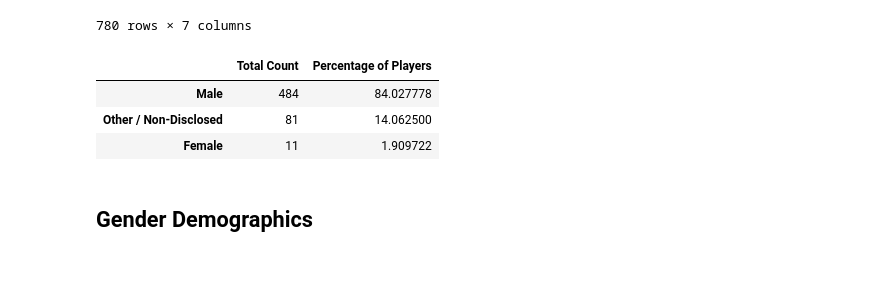
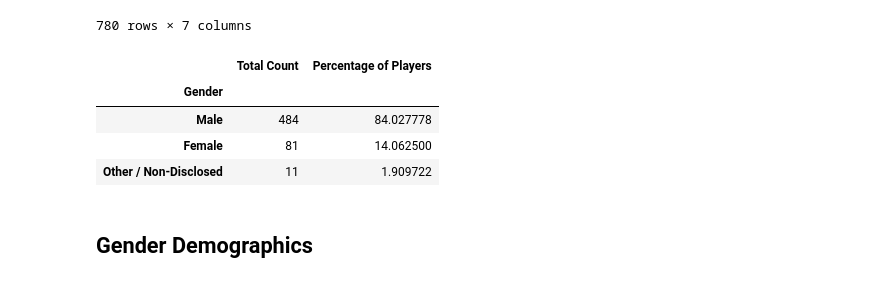
Before and after one commit to BaudOptics/pandas-challenge, a Jupyter notebook: Heroesofpymoli.ipynb, the cells around one changed output. Saved outputs shown, nothing was run; the diff lists cells and outputs as text; code cells hidden in the pictures.

```diff
--- a/Heroesofpymoli.ipynb
+++ b/Heroesofpymoli.ipynb
@@ -90,31 +90,33 @@ purchase_data
 # %%
 male = 0
 female = 0
 other = 0
 unique_players = purchase_data['SN'].unique()
 players_genders = purchase_data.loc[:,['SN','Gender']]
 players_genders = players_genders.drop_duplicates(subset = ['SN'])
 players_genders.reset_index(inplace=True)
 
 for i in range(len(players_genders['Gender'])):
     if players_genders.at[i,'Gender'] == "Male":
         male += 1
     elif players_genders.at[i,'Gender'] == "Female":
         female += 1
     else:
         other += 1
 
 other
-index = {"Male", 'Female', 'Other / Non-Disclosed'}
-gender_demo = {"Total Count": [male,female,other],
-              'Percentage of Players':[(100*male/playercount), (100*female/playercount), (100*other/playercount)]}
-Gender_df = pd.DataFrame(gender_demo, index)
+gender_demo = {"Gender":["Male", 'Female', 'Other / Non-Disclosed'],
+                "Total Count": [male,female,other],
+                'Percentage of Players':[(100*male/playercount), (100*female/playercount), (100*other/playercount)]}
+Gender_df = pd.DataFrame(gender_demo)
+Gender_df.set_index('Gender', inplace = True)
 Gender_df
 # %% [output]
 |  | Total Count | Percentage of Players |
+| Gender |  |  |
 | Male | 484 | 84.027778 |
-| Other / Non-Disclosed | 81 | 14.062500 |
-| Female | 11 | 1.909722 |
+| Female | 81 | 14.062500 |
+| Other / Non-Disclosed | 11 | 1.909722 |
 # %% [markdown]
 ## Gender Demographics
 # %% [markdown]
```
Also changed, not shown: 1 other file.
